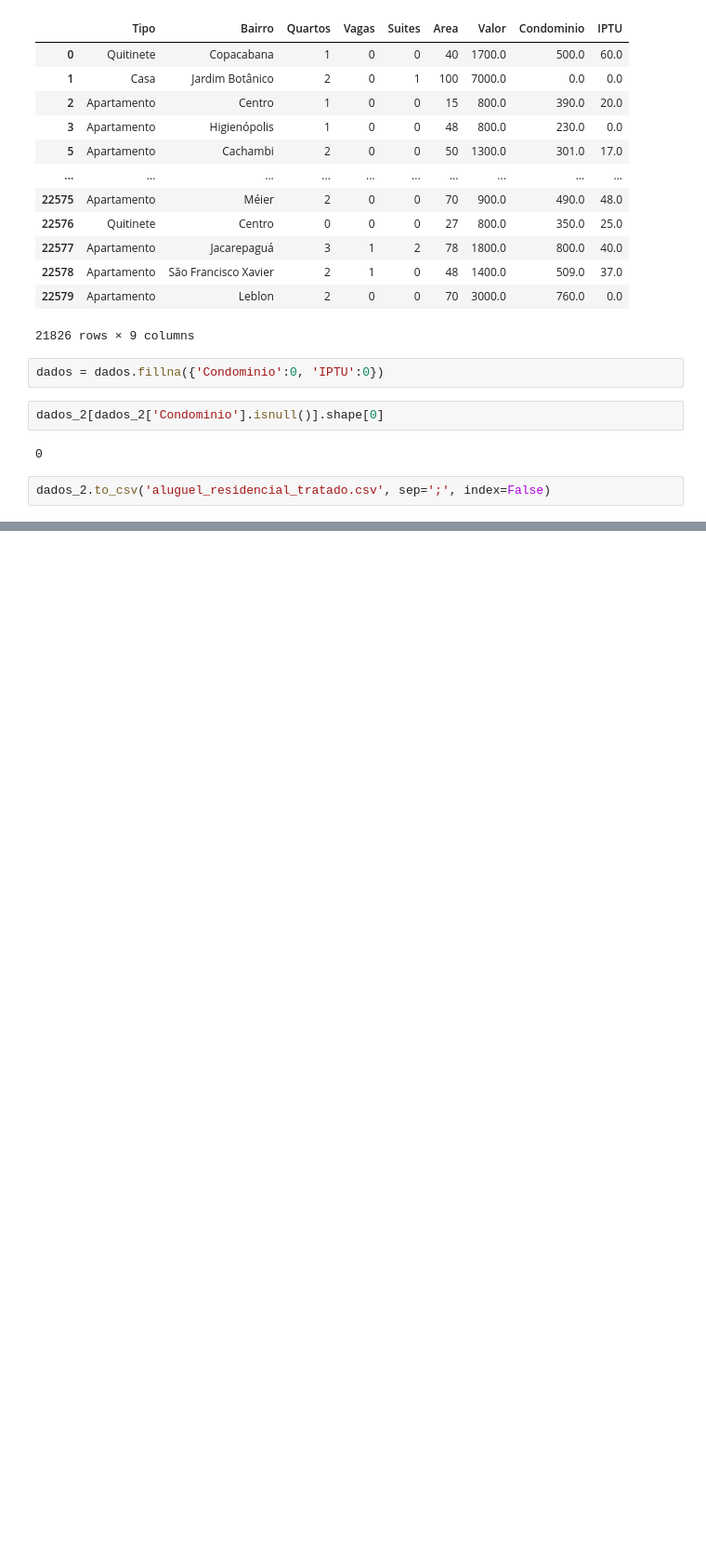
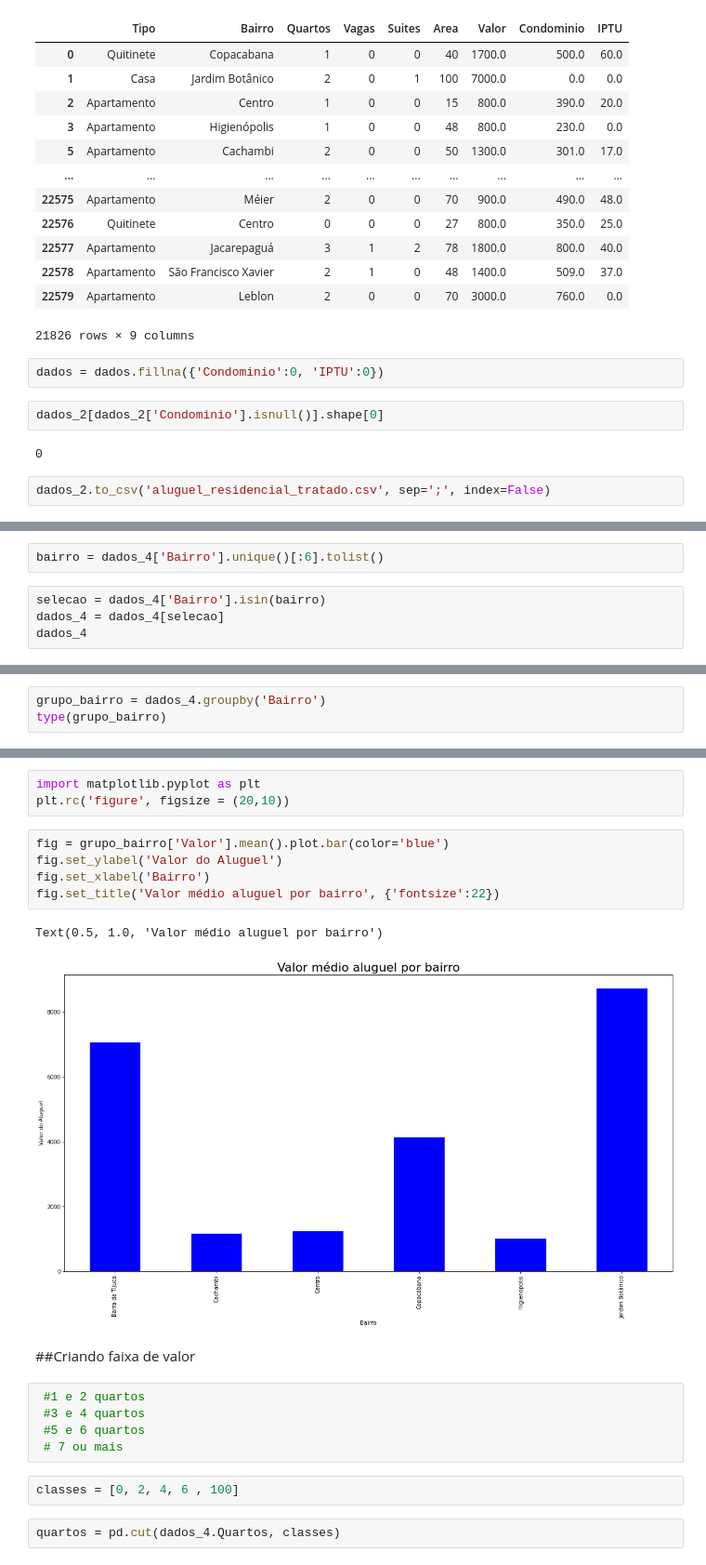
Before and after one commit to andrade-lcs/Data_Science_alura, a Jupyter notebook: pandas_alura.ipynb, the cells around one changed output, grey strips where cells are left out. Shown at 93% size. Cells and saved outputs as stored; diff of their text form; blank space fills up the shorter version.

```diff
--- a/pandas_alura.ipynb
+++ b/pandas_alura.ipynb
@@ -603,0 +859,6 @@ dados_2.to_csv('aluguel_residencial_tratado.csv', sep=';', index=False)
+# %%
+bairro = dados_4['Bairro'].unique()[:6].tolist()
+# %%
+selecao = dados_4['Bairro'].isin(bairro)
+dados_4 = dados_4[selecao]
+dados_4
@@ -603,0 +879,3 @@ dados_2.to_csv('aluguel_residencial_tratado.csv', sep=';', index=False)
+# %%
+grupo_bairro = dados_4.groupby('Bairro')
+type(grupo_bairro)
@@ -603,0 +933,22 @@ dados_2.to_csv('aluguel_residencial_tratado.csv', sep=';', index=False)
+# %%
+import matplotlib.pyplot as plt
+plt.rc('figure', figsize = (20,10))
+# %%
+fig = grupo_bairro['Valor'].mean().plot.bar(color='blue')
+fig.set_ylabel('Valor do Aluguel')
+fig.set_xlabel('Bairro')
+fig.set_title('Valor médio aluguel por bairro', {'fontsize':22})
+# %% [output]
+Text(0.5, 1.0, 'Valor médio aluguel por bairro')
+[figure, added]
+# %% [markdown]
+##Criando faixa de valor
+# %%
+ #1 e 2 quartos
+ #3 e 4 quartos
+ #5 e 6 quartos
+ # 7 ou mais
+# %%
+classes = [0, 2, 4, 6 , 100]
+# %%
+quartos = pd.cut(dados_4.Quartos, classes)
```
Also changed, not shown: parts of 42 cells of this notebook.
